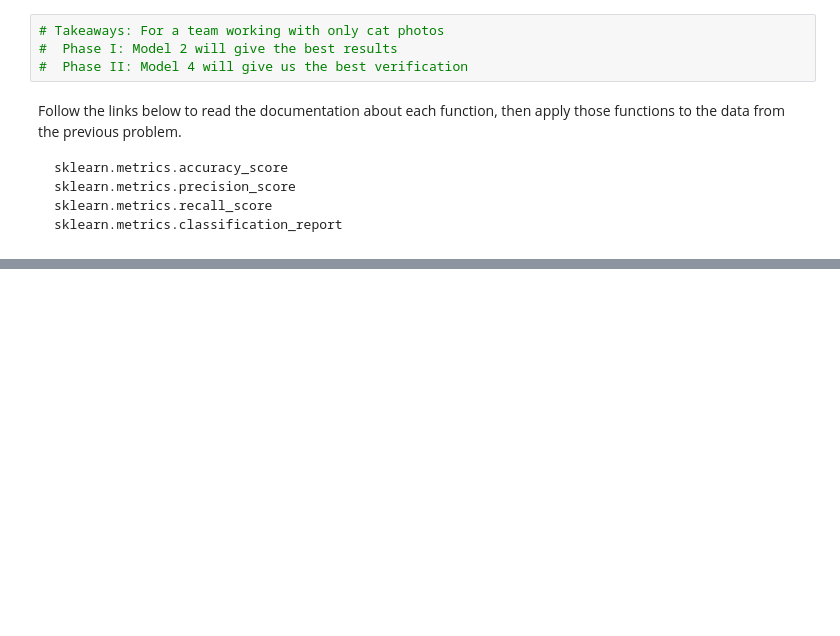
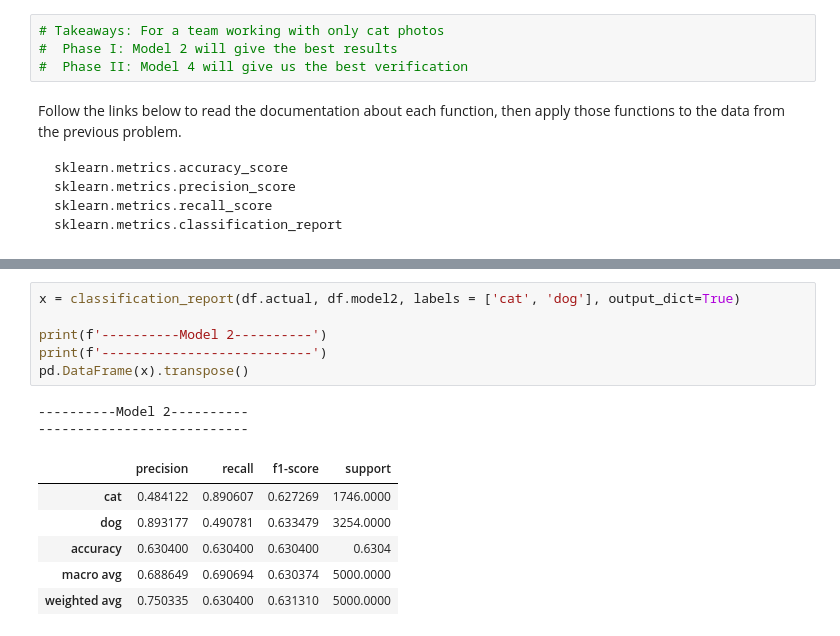
Before and after one commit to BraedenWright/classification-exercises, a Jupyter notebook: model_evaluation.ipynb, the cells around one changed output, grey strips where cells are left out. Cells and saved outputs as stored; diff of their text form; blank space fills up the shorter version.

```diff
--- a/model_evaluation.ipynb
+++ b/model_evaluation.ipynb
@@ -366,0 +388,15 @@ Follow the links below to read the documentation about each function, then apply
+# %%
+x = classification_report(df.actual, df.model2, labels = ['cat', 'dog'], output_dict=True)
+
+print(f'----------Model 2----------')
+print(f'---------------------------')
+pd.DataFrame(x).transpose()
+# %% [output]
+----------Model 2----------
+---------------------------
+|  | precision | recall | f1-score | support |
+| cat | 0.484122 | 0.890607 | 0.627269 | 1746.0000 |
+| dog | 0.893177 | 0.490781 | 0.633479 | 3254.0000 |
+| accuracy | 0.630400 | 0.630400 | 0.630400 | 0.6304 |
+| macro avg | 0.688649 | 0.690694 | 0.630374 | 5000.0000 |
+| weighted avg | 0.750335 | 0.630400 | 0.631310 | 5000.0000 |
```
Also changed, not shown: parts of 6 cells of this notebook, 1 other file.
